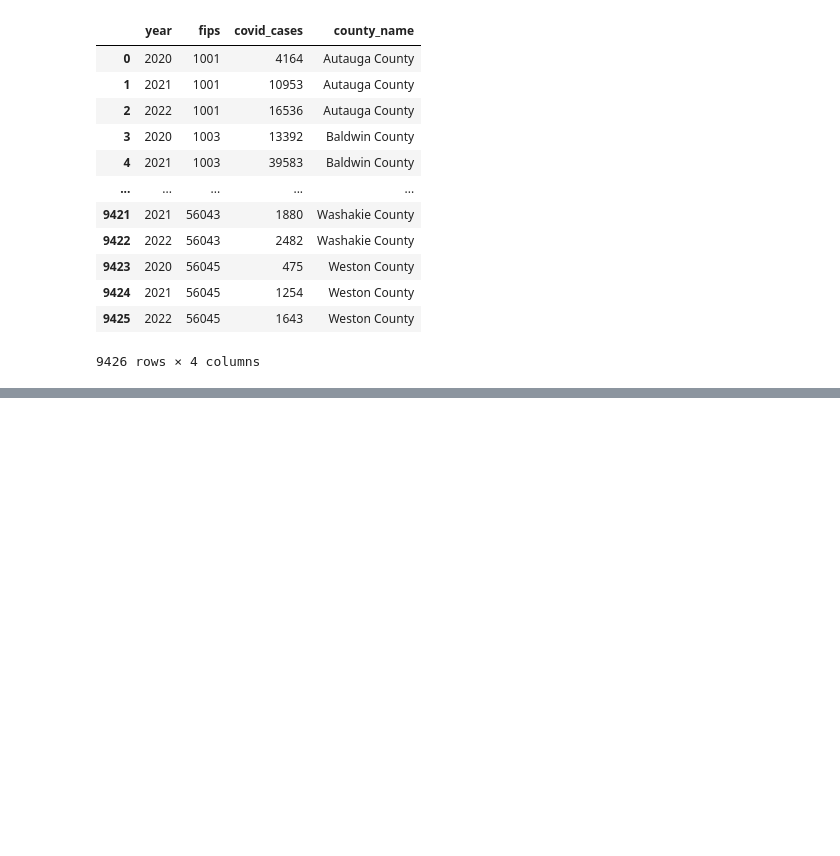
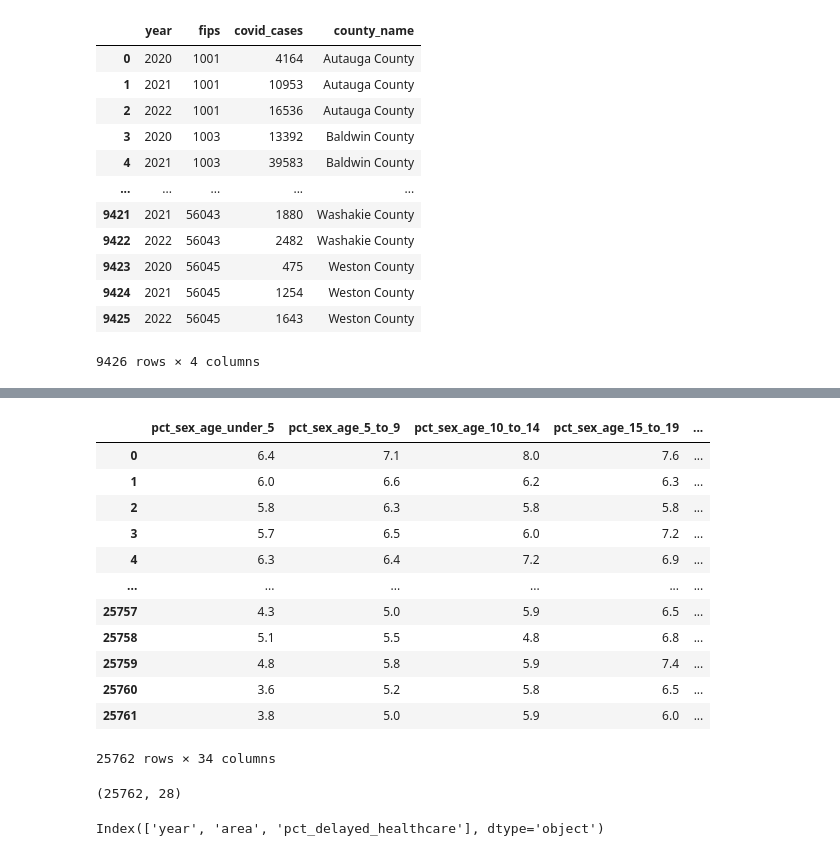
Before and after one commit to JayRPhilbrick/bdsi22dataminingsti, a Jupyter notebook: notebooks/prepare_merge.ipynb, the cells around one changed output, grey strips where cells are left out. Saved outputs shown, nothing was run; the diff lists cells and outputs as text; code cells hidden in the pictures; blank space fills up the shorter version.

```diff
--- a/notebooks/prepare_merge.ipynb
+++ b/notebooks/prepare_merge.ipynb
@@ -181,3 +216,28 @@ print(tot_dp05.shape)
+# %%
+tot_dp05
+# %% [output]
+|  | pct_sex_age_under_5 | pct_sex_age_5_to_9 | pct_sex_age_10_to_14 | pct_sex_age_15_to_19 | ... |
+| 0 | 6.4 | 7.1 | 8.0 | 7.6 | ... |
+| 1 | 6.0 | 6.6 | 6.2 | 6.3 | ... |
+| 2 | 5.8 | 6.3 | 5.8 | 5.8 | ... |
+| 3 | 5.7 | 6.5 | 6.0 | 7.2 | ... |
+| 4 | 6.3 | 6.4 | 7.2 | 6.9 | ... |
+| ... | ... | ... | ... | ... | ... |
+| 25757 | 4.3 | 5.0 | 5.9 | 6.5 | ... |
+| 25758 | 5.1 | 5.5 | 4.8 | 6.8 | ... |
+| 25759 | 4.8 | 5.8 | 5.9 | 7.4 | ... |
+| 25760 | 3.6 | 5.2 | 5.8 | 6.5 | ... |
+| 25761 | 3.8 | 5.0 | 5.9 | 6.0 | ... |
+25762 rows × 34 columns
 # %%
 tot_dp03.to_csv('../Data/Intermediate/ACSDP03_merge.csv')
 tot_dp05.to_csv('../Data/Intermediate/ACSDP05_merge.csv')
+# %%
+tot_dp03.shape
+# %% [output]
+(25762, 28)
+# %%
+hps = pd.read_csv('../Data/Clean/HPS/hps_clean.csv', index_col = 0)
+print(hps.columns)
+# %% [output]
+Index(['year', 'area', 'pct_delayed_healthcare'], dtype='object')
```
Also changed, not shown: parts of 7 cells of this notebook, 11 other files.
